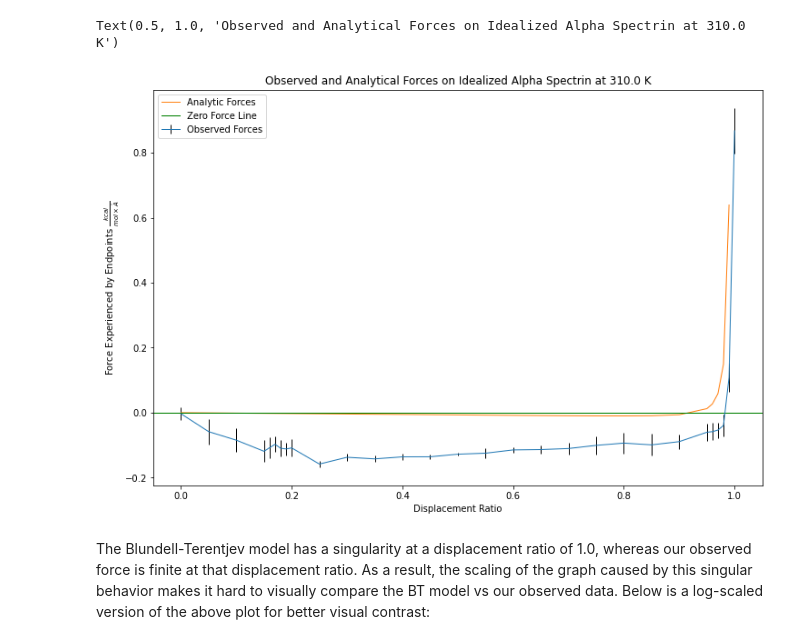
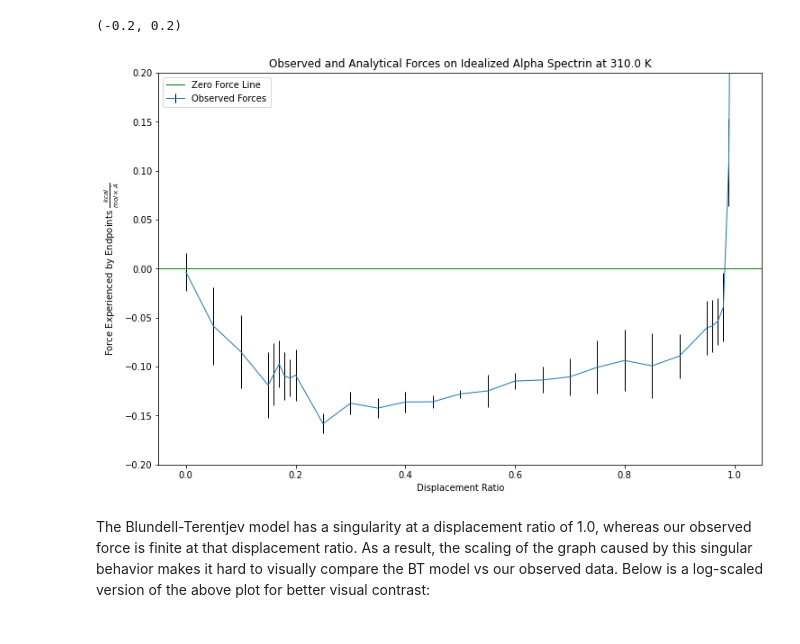
Before and after one commit to TLeong2000/SpectrinTetramerStretch, a Jupyter notebook: IdealizedChainStretch/Force-Displacement_Plotting.ipynb, the cells around one changed output. Cells and saved outputs as stored; diff of their text form; code cells hidden in the pictures.

```diff
--- a/IdealizedChainStretch/Force-Displacement_Plotting.ipynb
+++ b/IdealizedChainStretch/Force-Displacement_Plotting.ipynb
@@ -49,18 +49,19 @@ for x in dispRatios:
 # %%
 # Plot the observed and analytical forces:
 plt.figure(figsize = (12,8))
 plt.errorbar(x = dispRatios, y = listofMeans, yerr = listofStDevs,
              elinewidth = 1.0, ecolor = "k", linewidth = 1.0, label = "Observed Forces")
              # marker = 'o', markerfacecolor = "none")
-plt.plot(dispRatios, analyticForces, linewidth = 1.0, label = "Analytic Forces")
+# plt.plot(dispRatios, analyticForces, linewidth = 1.0, label = "Analytic Forces")
 plt.axhline(y = 0, color = 'g', linestyle = '-', label = "Zero Force Line", linewidth = 1.0)
 plt.legend(loc = "upper left")
 plt.xlabel("Displacement Ratio")
 plt.ylabel(r"Force Experienced by Endpoints $\frac{kcal}{mol \times \mathring{A}}$")
 plt.title("Observed and Analytical Forces on Idealized Alpha Spectrin at 310.0 K")
+plt.ylim([-0.2, 0.2])
 # %% [output]
-Text(0.5, 1.0, 'Observed and Analytical Forces on Idealized Alpha Spectrin at 310.0 K')
+(-0.2, 0.2)
-[figure, old version]
+[figure, new version]
 # %% [markdown]
 The Blundell-Terentjev model has a singularity at a displacement ratio of 1.0, whereas our observed force is finite at that displacement ratio. As a result, the scaling of the graph caused by this singular behavior makes it hard to visually compare the BT model vs our observed data. Below is a log-scaled version of the above plot for better visual contrast:
 # %%
```
Also changed, not shown: parts of 1 cell of this notebook, 1 other file.
